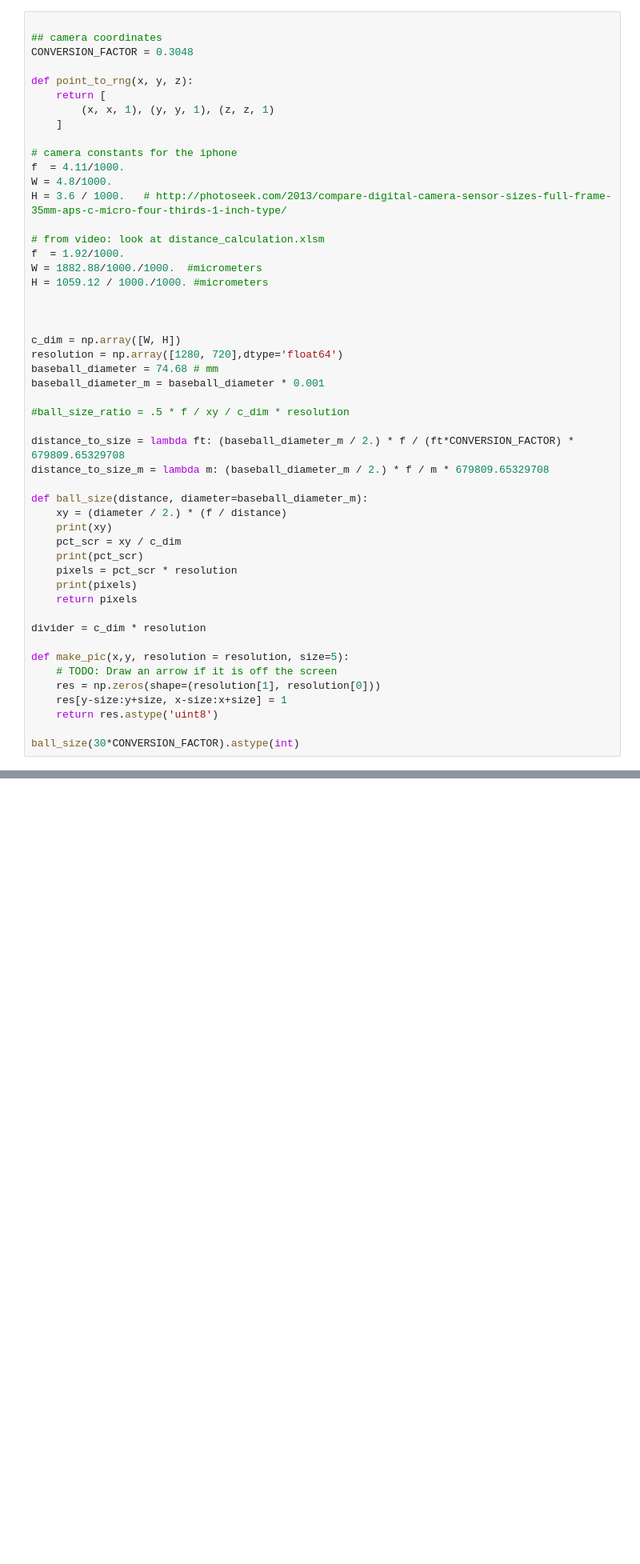
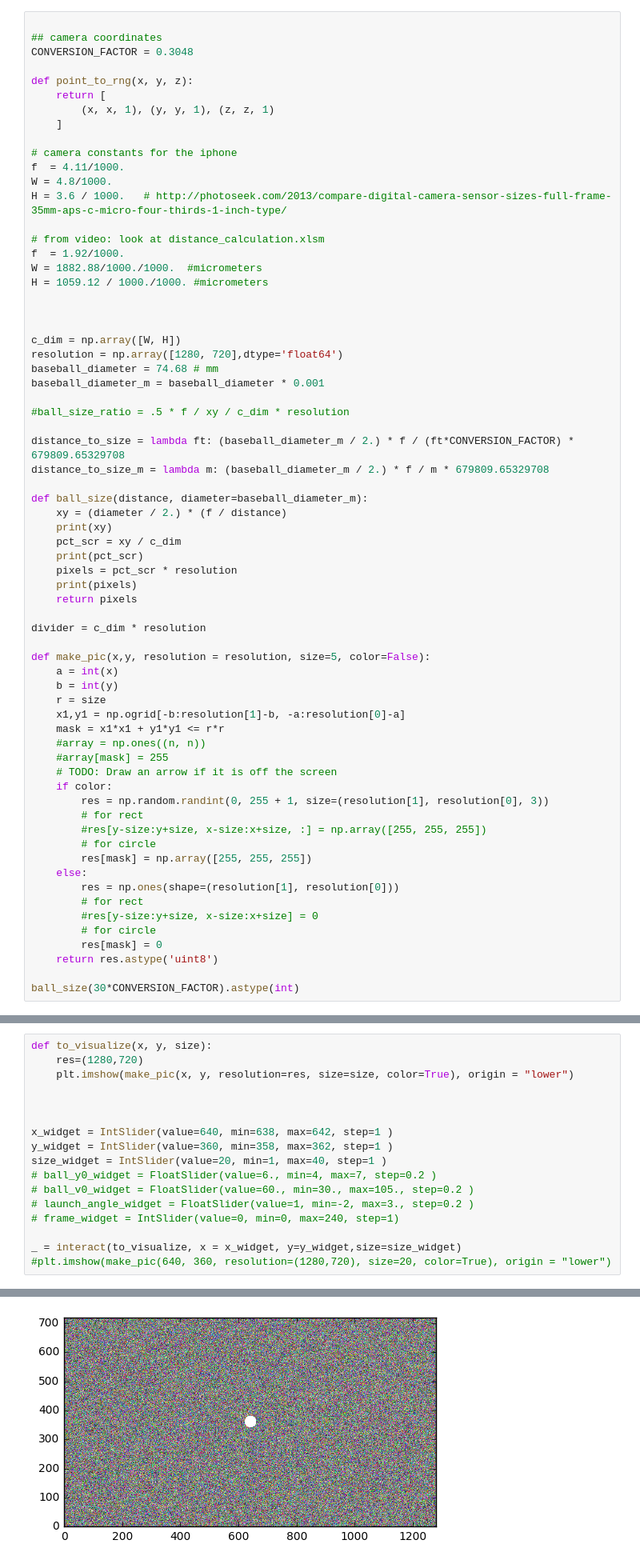
Before and after one commit to bmritz/findball, a Jupyter notebook: sim/notebooks/Visualize Ball.ipynb, the cells around one changed output, grey strips where cells are left out. Shown at 80% size. Cells and saved outputs as stored; diff of their text form; blank space fills up the shorter version.

```diff
--- a/sim/notebooks/Visualize Ball.ipynb
+++ b/sim/notebooks/Visualize Ball.ipynb
@@ -66,10 +66,27 @@ def ball_size(distance, diameter=baseball_diameter_m):
 
 divider = c_dim * resolution
 
-def make_pic(x,y, resolution = resolution, size=5):
+def make_pic(x,y, resolution = resolution, size=5, color=False):
+    a = int(x)
+    b = int(y)
+    r = size
+    x1,y1 = np.ogrid[-b:resolution[1]-b, -a:resolution[0]-a]
+    mask = x1*x1 + y1*y1 <= r*r
+    #array = np.ones((n, n))
+    #array[mask] = 255
     # TODO: Draw an arrow if it is off the screen
-    res = np.zeros(shape=(resolution[1], resolution[0]))
-    res[y-size:y+size, x-size:x+size] = 1
+    if color:
+        res = np.random.randint(0, 255 + 1, size=(resolution[1], resolution[0], 3))
+        # for rect
+        #res[y-size:y+size, x-size:x+size, :] = np.array([255, 255, 255])
+        # for circle
+        res[mask] = np.array([255, 255, 255])
+    else:
+        res = np.ones(shape=(resolution[1], resolution[0]))
+        # for rect
+        #res[y-size:y+size, x-size:x+size] = 0
+        # for circle
+        res[mask] = 0
     return res.astype('uint8')
 
 ball_size(30*CONVERSION_FACTOR).astype(int)
@@ -78,3 +95,21 @@ ball_size(30*CONVERSION_FACTOR).astype(int)
 [ 0.00416406  0.00740277]
 [ 5.32999317  5.32999317]
 array([5, 5])
+# %%
+def to_visualize(x, y, size):
+    res=(1280,720)
+    plt.imshow(make_pic(x, y, resolution=res, size=size, color=True), origin = "lower")
+
+
+
+x_widget = IntSlider(value=640, min=638, max=642, step=1 )
+y_widget = IntSlider(value=360, min=358, max=362, step=1 )
+size_widget = IntSlider(value=20, min=1, max=40, step=1 )
+# ball_y0_widget = FloatSlider(value=6., min=4, max=7, step=0.2 )
+# ball_v0_widget = FloatSlider(value=60., min=30., max=105., step=0.2 )
+# launch_angle_widget = FloatSlider(value=1, min=-2, max=3., step=0.2 )
+# frame_widget = IntSlider(value=0, min=0, max=240, step=1)
+
+_ = interact(to_visualize, x = x_widget, y=y_widget,size=size_widget)
+#plt.imshow(make_pic(640, 360, resolution=(1280,720), size=20, color=True), origin = "lower")
+# %% [output]
@@ -81,3 +121,4 @@ array([5, 5])
+[figure, added]
 # %%
 def get_conf(y0_ft, v0_mph, launch_angle_deg):
     ball_conf = {"GRID_SPEC":
```
Also changed, not shown: parts of 5 cells of this notebook.
